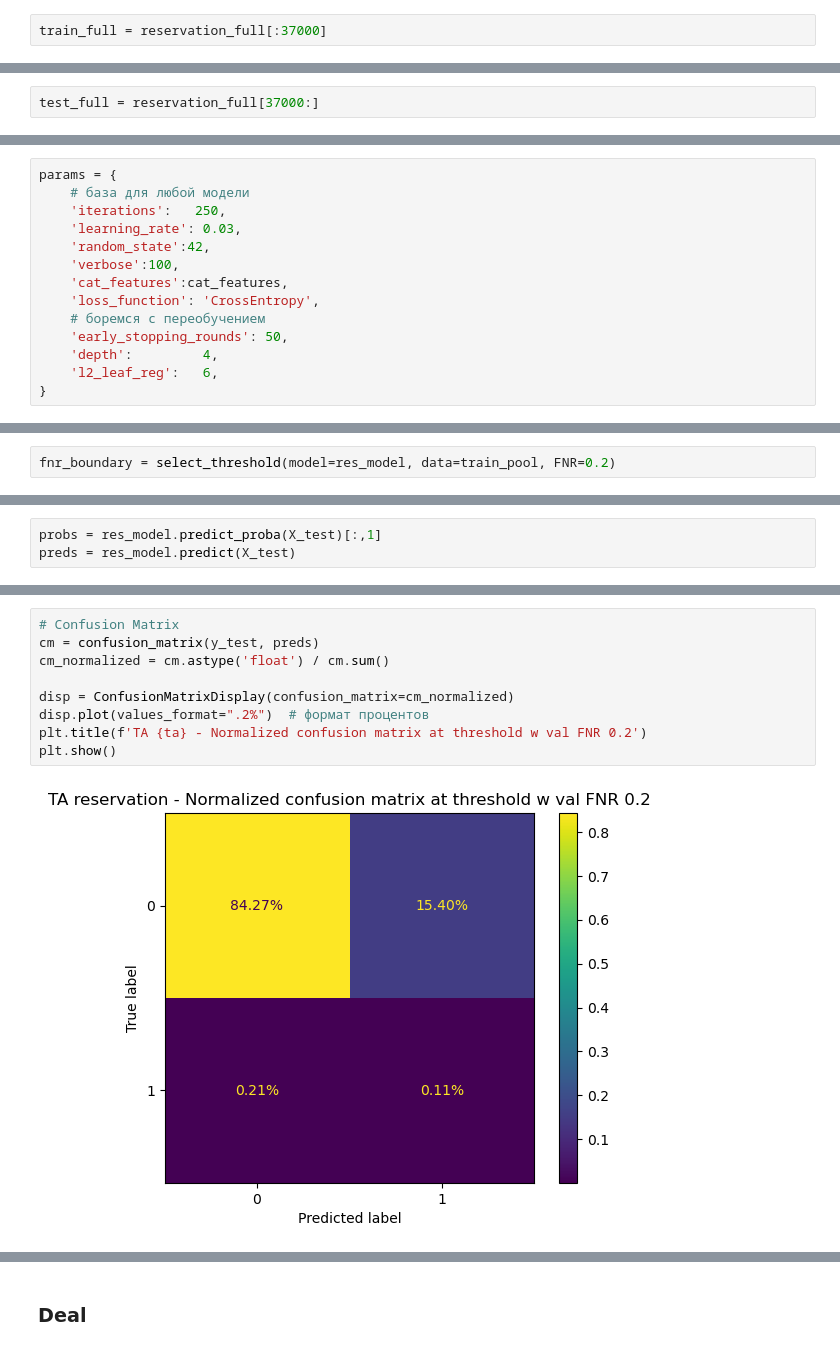
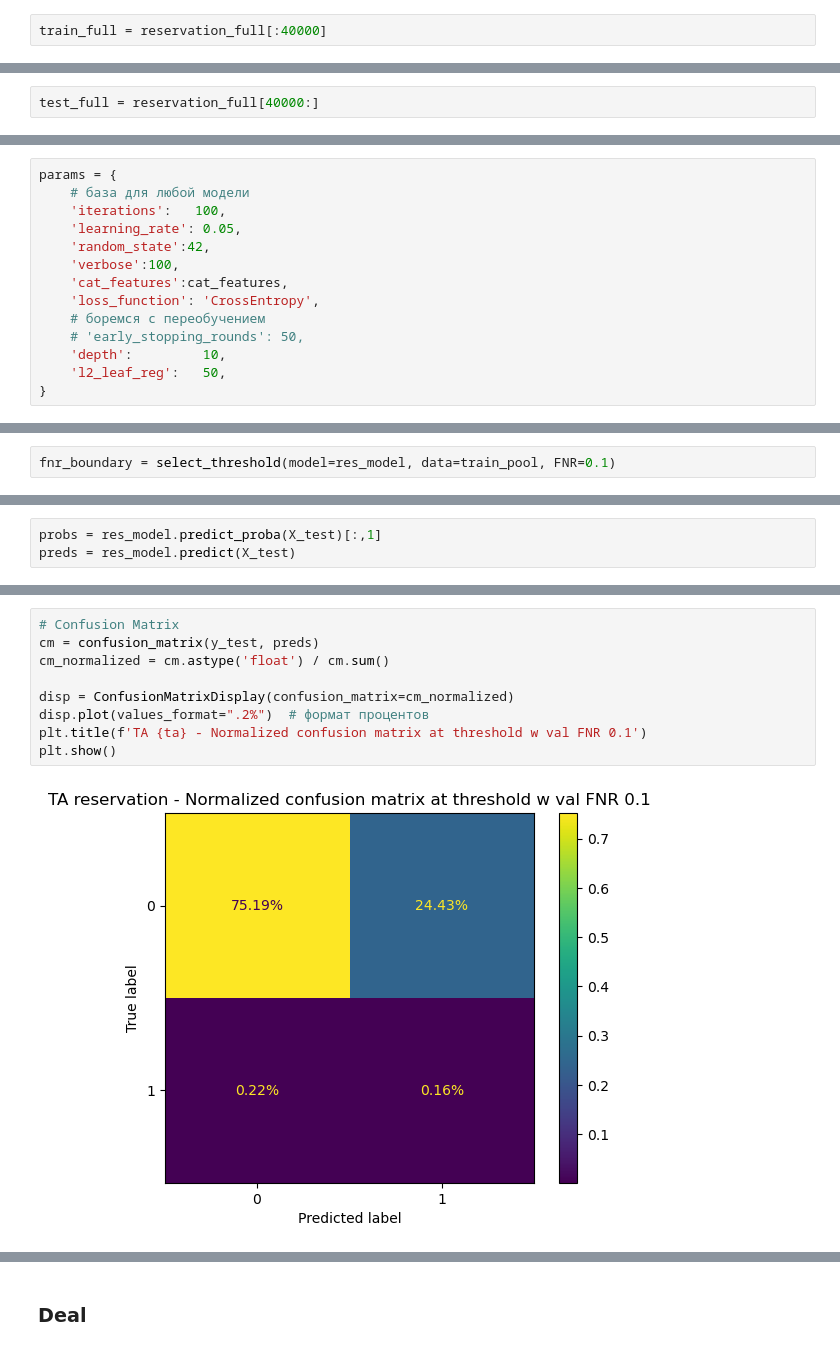
Before and after one commit to AMnkv/MastersHSE, a Jupyter notebook: ML Thesis NBO/Pipeline 2.ipynb, the cells around one changed output, grey strips where cells are left out. Drawn from its saved outputs; the diff is of its cells as text.

```diff
--- a/ML Thesis NBO/Pipeline 2.ipynb
+++ b/ML Thesis NBO/Pipeline 2.ipynb
@@ -1206,7 +1189,7 @@ reservation_full = final_data[final_data.target_event == ta]
 # %%
 reservation_full.reset_index(drop=True, inplace = True)
 # %%
-train_full = reservation_full[:37000]
+train_full = reservation_full[:40000]
 # %%
 # train_full = final_data[final_data.report_date <= '2024-12-08']
 # %%
@@ -1215,7 +1198,7 @@ X_train = train_full[train_full.target_event == ta].drop(columns=['call','appoin
 
 y_train = train_full[train_full.target_event == ta][[ta]].to_numpy()
 # %%
-test_full = reservation_full[37000:]
+test_full = reservation_full[40000:]
 # %%
 X_test = test_full[test_full.target_event == ta].drop(columns=['call','appointment','deal','reservation', 'target_event'
     ,'smt_decision_makerid','report_date','delivery_date','previous_sunday']).to_numpy()
@@ -1252,16 +1236,16 @@ cat_features = [360, 361, 362, 363]
 # %%
 params = {
     # база для любой модели
-    'iterations':   250,
-    'learning_rate': 0.03,
+    'iterations':   100,
+    'learning_rate': 0.05,
     'random_state':42,
     'verbose':100,
     'cat_features':cat_features,
     'loss_function': 'CrossEntropy',
     # боремся с переобучением
-    'early_stopping_rounds': 50,
-    'depth':         4,
-    'l2_leaf_reg':   6,
+    # 'early_stopping_rounds': 50,
+    'depth':         10,
+    'l2_leaf_reg':   50,
 }
 # %%
 # del eval_pool
@@ -1295,5 +1274,5 @@ MetricVisualizer(layout=Layout(align_self='stretch', height='500px'))
 # %%
-fnr_boundary = select_threshold(model=res_model, data=train_pool, FNR=0.2)
+fnr_boundary = select_threshold(model=res_model, data=train_pool, FNR=0.1)
 # %% [output]
 Cannot restore border parameter, falling to default border = 0.5
 # %%
@@ -1334,14 +1313,14 @@ F1 Score:  0.014
 # %%
 # Confusion Matrix
 cm = confusion_matrix(y_test, preds)
 cm_normalized = cm.astype('float') / cm.sum()
 
 disp = ConfusionMatrixDisplay(confusion_matrix=cm_normalized)
 disp.plot(values_format=".2%")  # формат процентов
-plt.title(f'TA {ta} - Normalized confusion matrix at threshold w val FNR 0.2')
+plt.title(f'TA {ta} - Normalized confusion matrix at threshold w val FNR 0.1')
 plt.show()
 # %% [output]
-[figure, old version]
+[figure, new version]
 # %%
 # ROC-кривая
 fpr, tpr, _ = roc_curve(y_test, probs)
```
Also changed, not shown: parts of 71 cells of this notebook, 4 other files.
